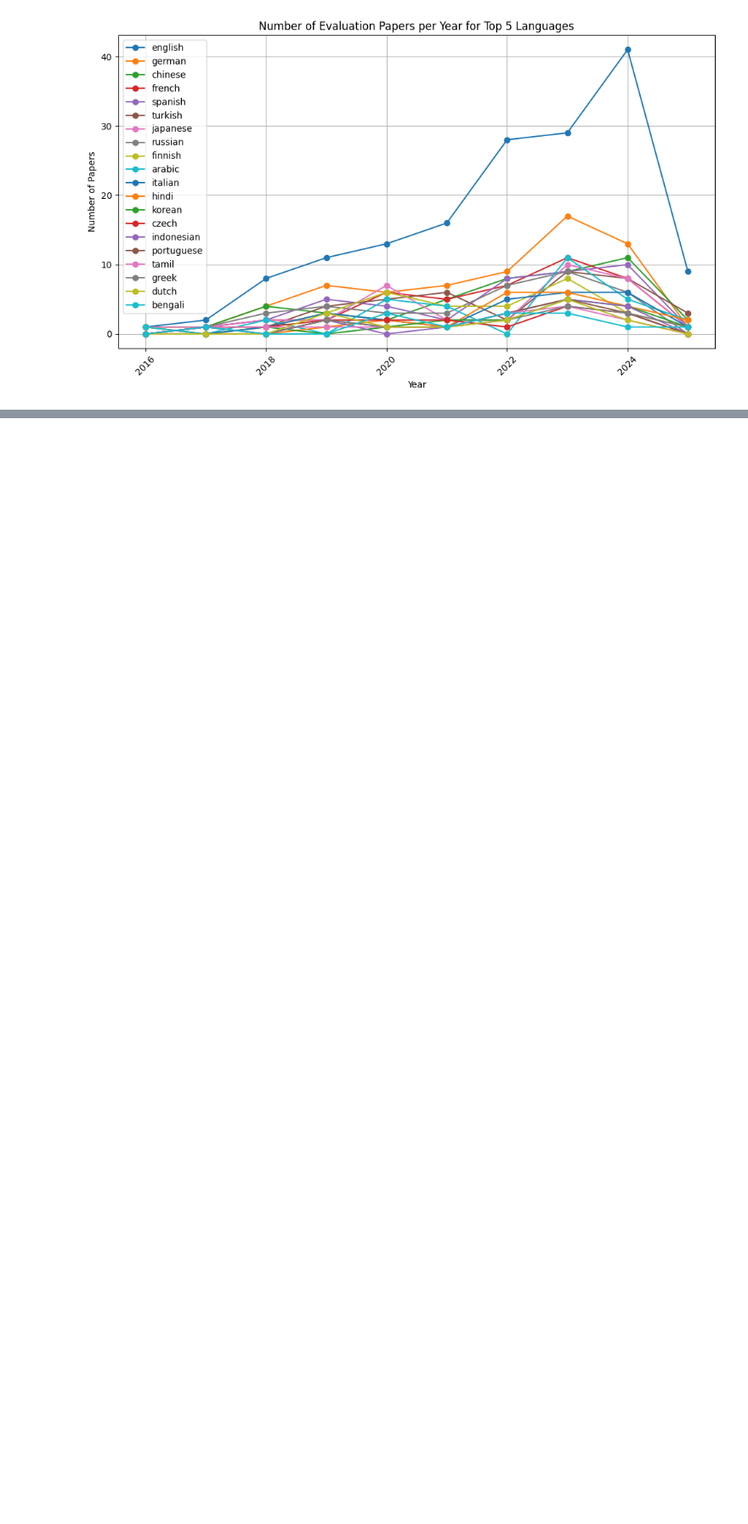
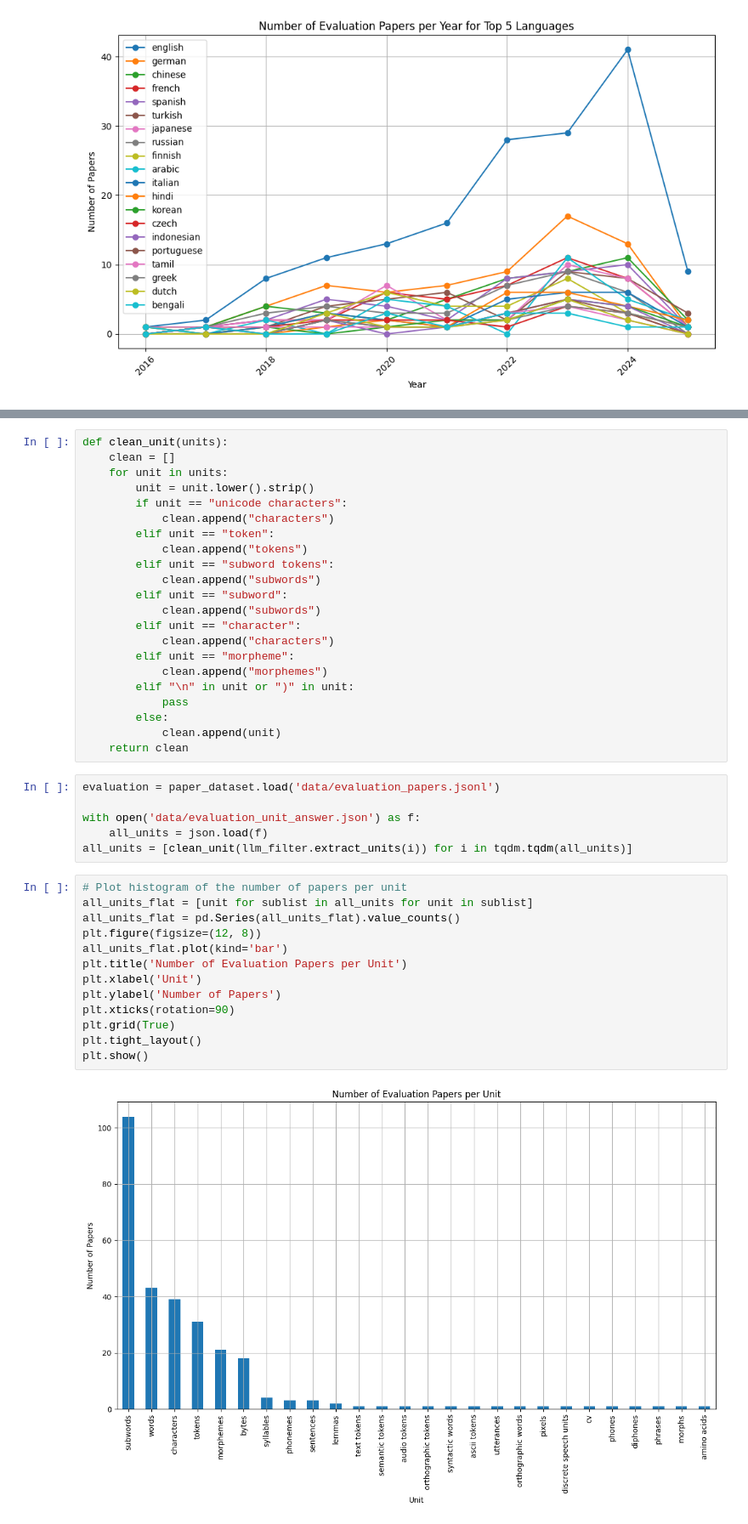
Before and after one commit to GianlucaVico/TalkAboutTokenization, a Jupyter notebook: evaluation_papers.ipynb, the cells around one changed output, grey strips where cells are left out. Shown at 85% size. Cells and saved outputs as stored; diff of their text form; blank space fills up the shorter version.

```diff
--- a/evaluation_papers.ipynb
+++ b/evaluation_papers.ipynb
@@ -439,0 +865,43 @@ plt.show()
+# %%
+def clean_unit(units):
+    clean = []
+    for unit in units:
+        unit = unit.lower().strip()
+        if unit == "unicode characters":
+            clean.append("characters")
+        elif unit == "token":
+            clean.append("tokens")
+        elif unit == "subword tokens":
+            clean.append("subwords")
+        elif unit == "subword":
+            clean.append("subwords")
+        elif unit == "character":
+            clean.append("characters")
+        elif unit == "morpheme":
+            clean.append("morphemes")
+        elif "\n" in unit or ")" in unit:
+            pass
+        else:
+            clean.append(unit)
+    return clean
+# %%
+evaluation = paper_dataset.load('data/evaluation_papers.jsonl')
+
+with open('data/evaluation_unit_answer.json') as f:
+    all_units = json.load(f)
+all_units = [clean_unit(llm_filter.extract_units(i)) for i in tqdm.tqdm(all_units)]
+# %%
+# Plot histogram of the number of papers per unit
+all_units_flat = [unit for sublist in all_units for unit in sublist]
+all_units_flat = pd.Series(all_units_flat).value_counts()
+plt.figure(figsize=(12, 8))
+all_units_flat.plot(kind='bar')
+plt.title('Number of Evaluation Papers per Unit')
+plt.xlabel('Unit')
+plt.ylabel('Number of Papers')
+plt.xticks(rotation=90)
+plt.grid(True)
+plt.tight_layout()
+plt.show()
+# %% [output]
+[figure, added]
```
Also changed, not shown: parts of 22 cells of this notebook, 9 other files.
